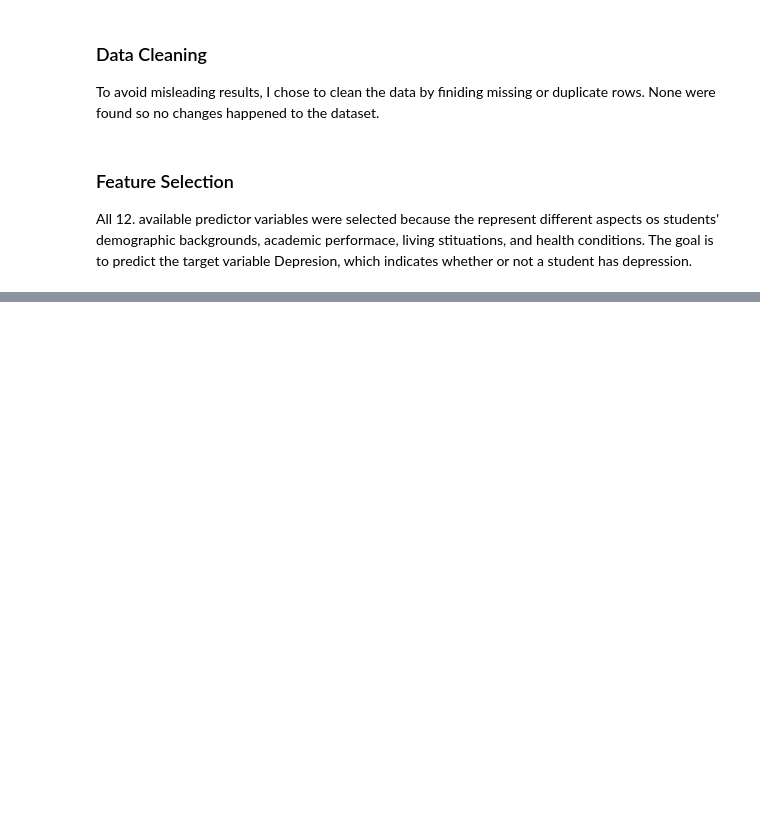
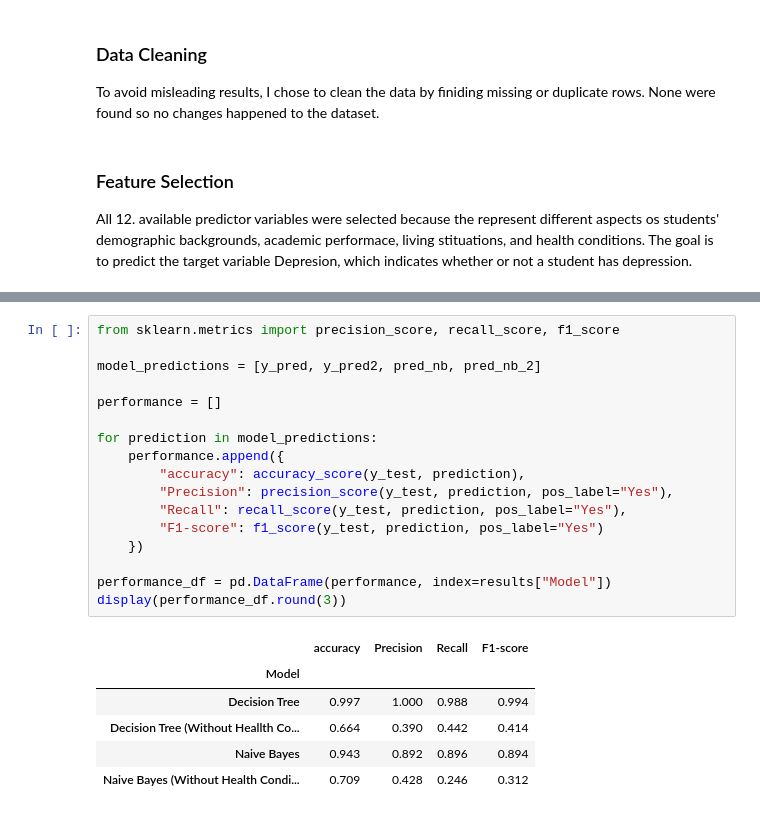
Before and after one commit to ckraus27/student-depression-prediction, a Jupyter notebook: notebooks/analysis.ipynb, the cells around one changed output, grey strips where cells are left out. Drawn from its saved outputs; the diff is of its cells as text; blank space fills up the shorter version.

```diff
--- a/notebooks/analysis.ipynb
+++ b/notebooks/analysis.ipynb
@@ -114,0 +278,24 @@ All 12. available predictor variables were selected because the represent differ
+# %%
+from sklearn.metrics import precision_score, recall_score, f1_score
+
+model_predictions = [y_pred, y_pred2, pred_nb, pred_nb_2]
+
+performance = []
+
+for prediction in model_predictions:
+    performance.append({
+        "accuracy": accuracy_score(y_test, prediction),
+        "Precision": precision_score(y_test, prediction, pos_label="Yes"),
+        "Recall": recall_score(y_test, prediction, pos_label="Yes"),
+        "F1-score": f1_score(y_test, prediction, pos_label="Yes")
+    })
+
+performance_df = pd.DataFrame(performance, index=results["Model"])
+display(performance_df.round(3))
+# %% [output]
+|  | accuracy | Precision | Recall | F1-score |
+| Model |  |  |  |  |
+| Decision Tree | 0.997 | 1.000 | 0.988 | 0.994 |
+| Decision Tree (Without Heallth Co... | 0.664 | 0.390 | 0.442 | 0.414 |
+| Naive Bayes | 0.943 | 0.892 | 0.896 | 0.894 |
+| Naive Bayes (Without Health Condi... | 0.709 | 0.428 | 0.246 | 0.312 |
```
Also changed, not shown: parts of 16 cells of this notebook.
